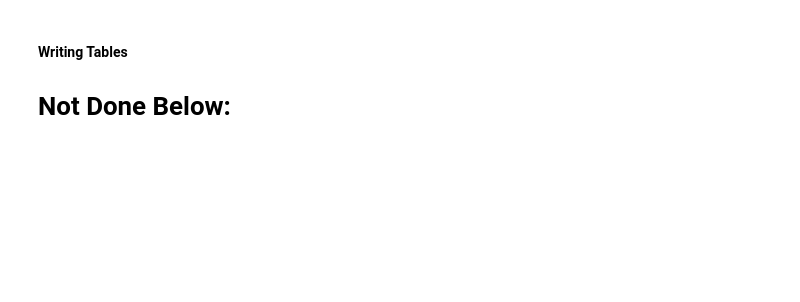
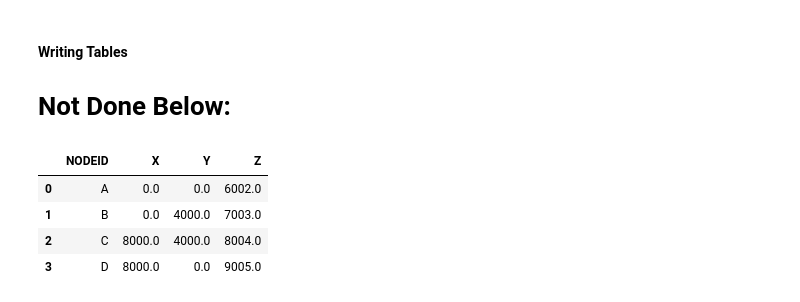
Before and after one commit to nholtz/structural-analysis, a Jupyter notebook: matrix-methods/frame2d/Tables.ipynb, the cells around one changed output. Cells and saved outputs as stored; diff of their text form; code cells hidden in the pictures; blank space fills up the shorter version.

Commit message:
Almost completed redoing tables for V04 - to make Table a pd.DataFrame subclass

```diff
--- a/matrix-methods/frame2d/Tables.ipynb
+++ b/matrix-methods/frame2d/Tables.ipynb
@@ -499,34 +501,29 @@ vars(t2)
 @extend
 class DataSource:
 
-    def write(self,ds_name=None,precision=None,index=False,prefix=None,makedir=False):
-        if ds_name is None:
-            ds_name = self.ds_name
-        dirname = 'data/' + ds_name + '.d'
+    @classmethod
+    def write_table(cls,table,root=None,dsname=None,tablename=None,prefix=None,precision=None,index=False,makedir=False):
+        self = cls.DATASOURCE
+        if root is None:
+            root = self.root
+        if dsname is None:
+            dsname = self.dsname
+        if tablename is None:
+            tablename = table.tablename
+        dirname = root + '/' + dsname + '.d'
         if makedir and not os.path.exists(dirname):
             os.mkdir(dirname)
         if prefix is not None:
             dirname = dirname + '/' + prefix
             if makedir and not os.path.exists(dirname):
                 os.mkdir(dirname)
-        self.file_name = file_name = dirname + '/' + self.table_name + '.csv'
+
+        table.tablename = tablename
+        table.dsname = dsname
+        table.filename = filename = dirname + '/' + tablename + '.csv'
+
         float_format = None
         if precision is not None:
             float_format = '%.{:d}g'.format(precision)
-        self.data.to_csv(file_name,index=index,float_format=float_format)
-        return file_name
-
-    def basename(self,file_name=None):
-        if file_name is None:
-            file_name = self.file_name
-        return os.path.basename(file_name)
-
-    def signature(self):
-        file_name = self.file_name
-        return (self.table_name,file_name,signature(file_name))
-
-def signature(file_name):
-    f = open(file_name,mode='rb')
-    m = hashlib.sha256(f.read())
-    f.close()
-    return m.hexdigest()
+        table.to_csv(filename,index=index,float_format=float_format)
+        return filename
@@ -535,0 +555,10 @@ __ds__ = DataSource()
+# %%
+##test:
+t = DataSource.read_table('nodes')
+t
+# %% [output]
+|  | NODEID | X | Y | Z |
+| 0 | A | 0.0 | 0.0 | 6002.0 |
+| 1 | B | 0.0 | 4000.0 | 7003.0 |
+| 2 | C | 8000.0 | 4000.0 | 8004.0 |
+| 3 | D | 8000.0 | 0.0 | 9005.0 |
```
Also changed, not shown: parts of 21 cells of this notebook, 26 other files.
